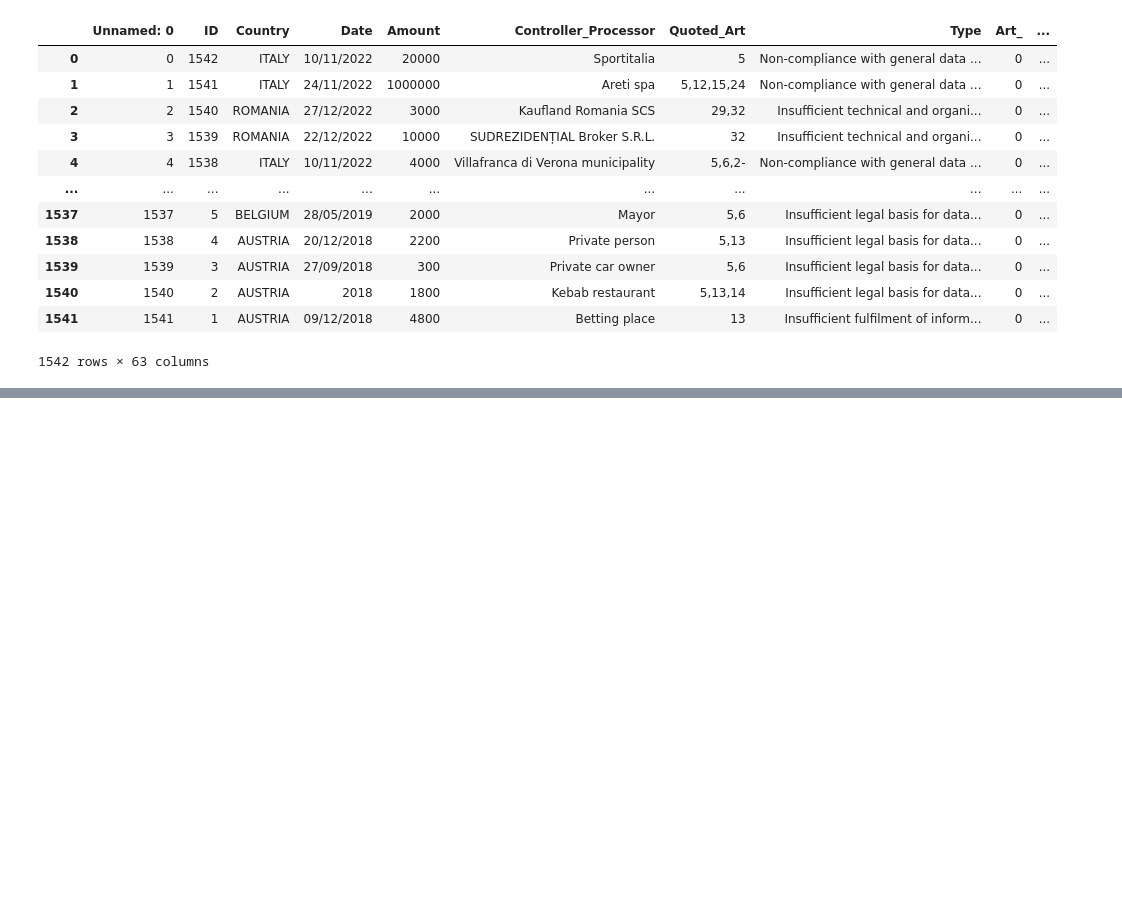
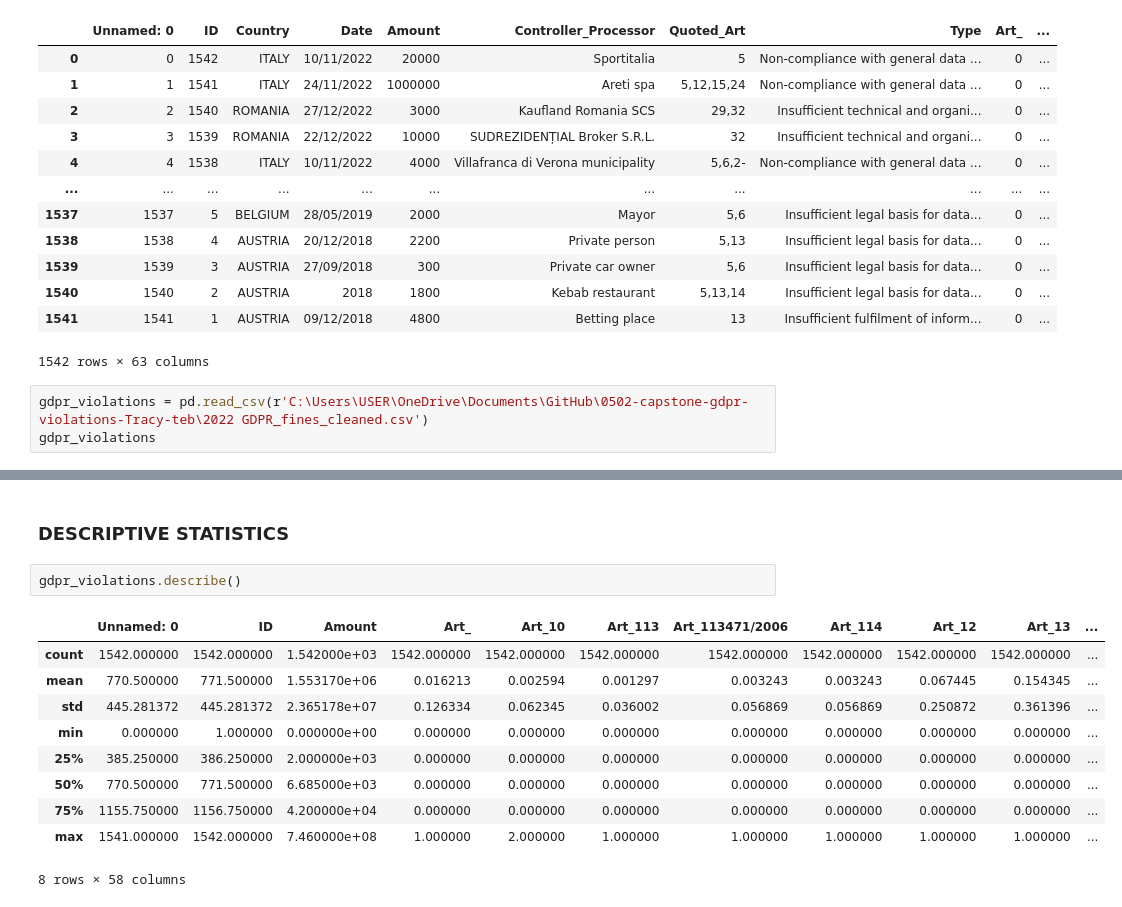
Before and after one commit to zinduaschool/0502-capstone-gdpr-violations-Tracy-teb, a Jupyter notebook: gdpr_violations.ipynb, the cells around one changed output, grey strips where cells are left out. Saved outputs shown, nothing was run; the diff lists cells and outputs as text; blank space fills up the shorter version.

Commit message:
Done descriptive statistics and filtered data

```diff
--- a/gdpr_violations.ipynb
+++ b/gdpr_violations.ipynb
@@ -18,3 +18,6 @@ pd.read_csv(r'C:\Users\USER\OneDrive\Documents\GitHub\0502-capstone-gdpr-violati
 | 1540 | 1540 | 2 | AUSTRIA | 2018 | 1800 | Kebab restaurant | 5,13,14 | Insufficient legal basis for data... | 0 | ... |
 | 1541 | 1541 | 1 | AUSTRIA | 09/12/2018 | 4800 | Betting place | 13 | Insufficient fulfilment of inform... | 0 | ... |
 1542 rows × 63 columns
+# %%
+gdpr_violations = pd.read_csv(r'C:\Users\USER\OneDrive\Documents\GitHub\0502-capstone-gdpr-violations-Tracy-teb\2022 GDPR_fines_cleaned.csv')
+gdpr_violations
@@ -20,0 +117,15 @@ pd.read_csv(r'C:\Users\USER\OneDrive\Documents\GitHub\0502-capstone-gdpr-violati
+# %% [markdown]
+### DESCRIPTIVE STATISTICS
+# %%
+gdpr_violations.describe()
+# %% [output]
+|  | Unnamed: 0 | ID | Amount | Art_ | Art_10 | Art_113 | Art_113471/2006 | Art_114 | Art_12 | Art_13 | ... |
+| count | 1542.000000 | 1542.000000 | 1.542000e+03 | 1542.000000 | 1542.000000 | 1542.000000 | 1542.000000 | 1542.000000 | 1542.000000 | 1542.000000 | ... |
+| mean | 770.500000 | 771.500000 | 1.553170e+06 | 0.016213 | 0.002594 | 0.001297 | 0.003243 | 0.003243 | 0.067445 | 0.154345 | ... |
+| std | 445.281372 | 445.281372 | 2.365178e+07 | 0.126334 | 0.062345 | 0.036002 | 0.056869 | 0.056869 | 0.250872 | 0.361396 | ... |
+| min | 0.000000 | 1.000000 | 0.000000e+00 | 0.000000 | 0.000000 | 0.000000 | 0.000000 | 0.000000 | 0.000000 | 0.000000 | ... |
+| 25% | 385.250000 | 386.250000 | 2.000000e+03 | 0.000000 | 0.000000 | 0.000000 | 0.000000 | 0.000000 | 0.000000 | 0.000000 | ... |
+| 50% | 770.500000 | 771.500000 | 6.685000e+03 | 0.000000 | 0.000000 | 0.000000 | 0.000000 | 0.000000 | 0.000000 | 0.000000 | ... |
+| 75% | 1155.750000 | 1156.750000 | 4.200000e+04 | 0.000000 | 0.000000 | 0.000000 | 0.000000 | 0.000000 | 0.000000 | 0.000000 | ... |
+| max | 1541.000000 | 1542.000000 | 7.460000e+08 | 1.000000 | 2.000000 | 1.000000 | 1.000000 | 1.000000 | 1.000000 | 1.000000 | ... |
+8 rows × 58 columns
```
Also changed, not shown: parts of 12 cells of this notebook, 1 other file.
